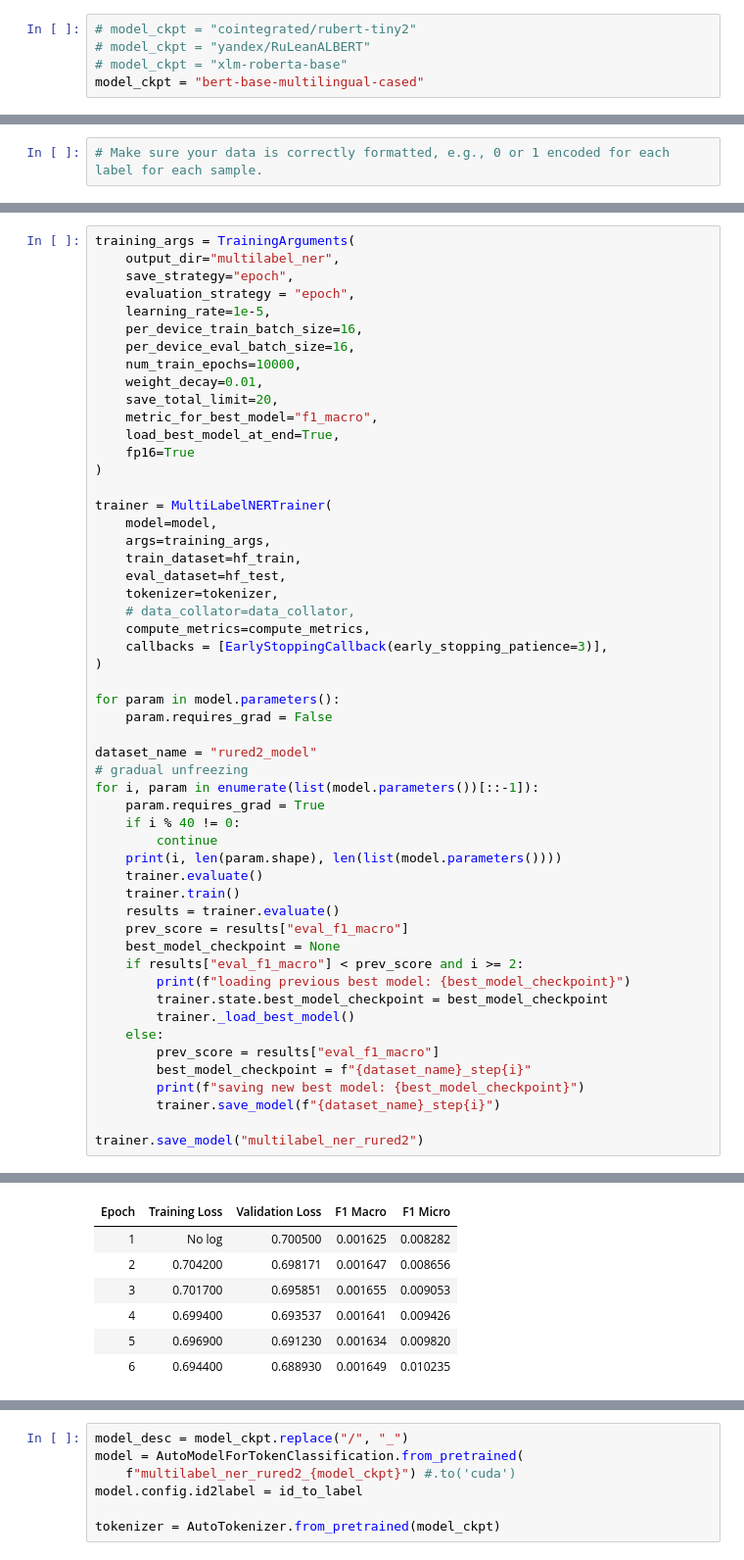
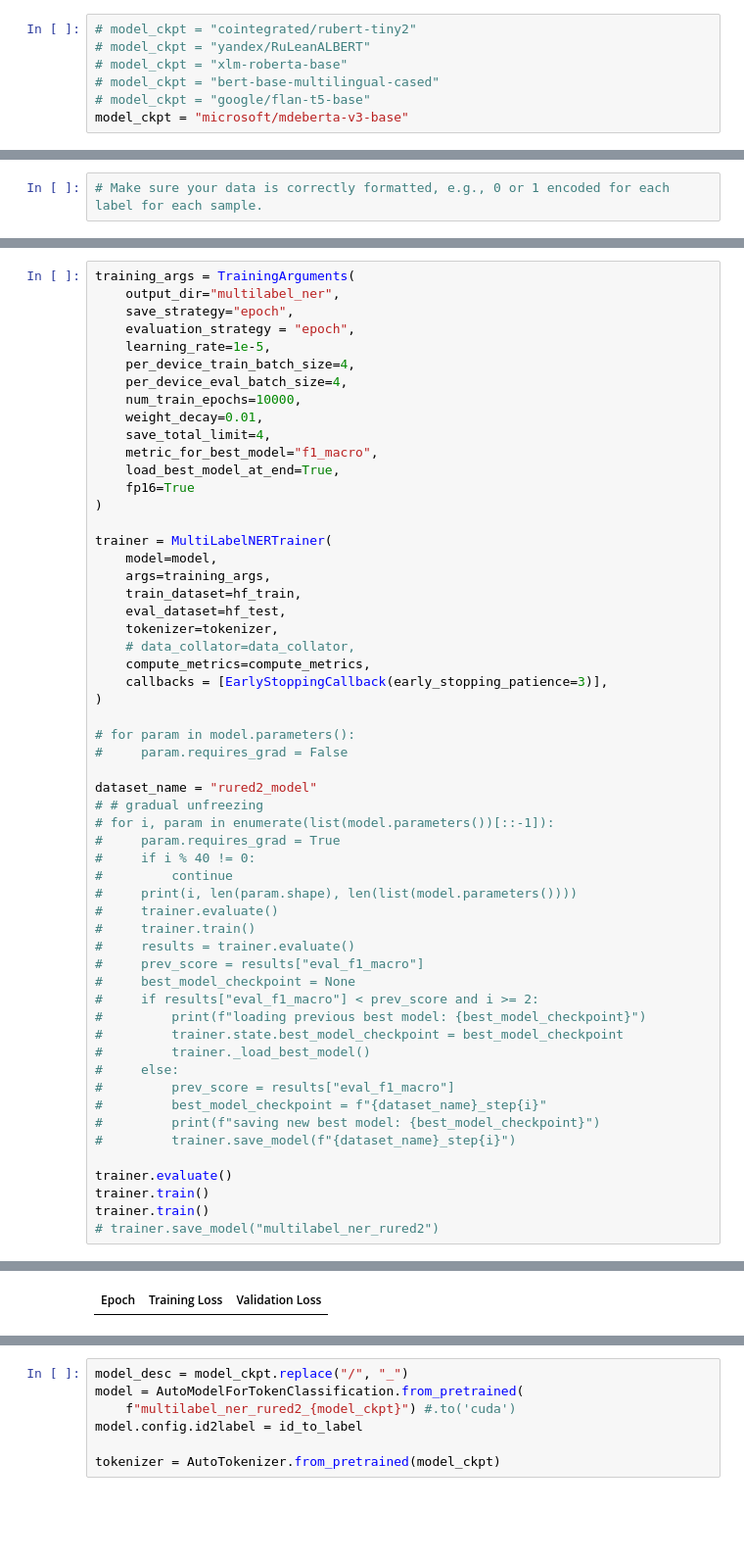
Before and after one commit to denis-gordeev/rured2, a Jupyter notebook: notebooks/rured_nested_training.ipynb, the cells around one changed output, grey strips where cells are left out. Shown at 98% size. Drawn from its saved outputs; the diff is of its cells as text; blank space fills up the shorter version.

Commit message:
updated training notebook

```diff
--- a/notebooks/rured_nested_training.ipynb
+++ b/notebooks/rured_nested_training.ipynb
@@ -122,7 +146,9 @@ from transformers import EarlyStoppingCallback
 # model_ckpt = "cointegrated/rubert-tiny2"
 # model_ckpt = "yandex/RuLeanALBERT"
 # model_ckpt = "xlm-roberta-base"
-model_ckpt = "bert-base-multilingual-cased"
+# model_ckpt = "bert-base-multilingual-cased"
+# model_ckpt = "google/flan-t5-base"
+model_ckpt = "microsoft/mdeberta-v3-base"
 # %%
 def check_pair_in_range(start: int, end: int, check_range: range) -> bool:
     if range(max(start, check_range.start), min(end, check_range.stop)):
@@ -428,11 +472,11 @@ training_args = TrainingArguments(
     save_strategy="epoch",
     evaluation_strategy = "epoch",
     learning_rate=1e-5,
-    per_device_train_batch_size=16,
-    per_device_eval_batch_size=16,
+    per_device_train_batch_size=4,
+    per_device_eval_batch_size=4,
     num_train_epochs=10000,
     weight_decay=0.01,
-    save_total_limit=20,
+    save_total_limit=4,
     metric_for_best_model="f1_macro",
     load_best_model_at_end=True,
     fp16=True
@@ -449,30 +493,33 @@ trainer = MultiLabelNERTrainer(
     callbacks = [EarlyStoppingCallback(early_stopping_patience=3)],
 )
 
-for param in model.parameters():
-    param.requires_grad = False
+# for param in model.parameters():
+#     param.requires_grad = False
 
 dataset_name = "rured2_model"
-# gradual unfreezing
-for i, param in enumerate(list(model.parameters())[::-1]):
-    param.requires_grad = True
-    if i % 40 != 0:
-        continue
-    print(i, len(param.shape), len(list(model.parameters())))
-    trainer.evaluate()
-    trainer.train()
-    results = trainer.evaluate()
-    prev_score = results["eval_f1_macro"]
-    best_model_checkpoint = None
-    if results["eval_f1_macro"] < prev_score and i >= 2:
-        print(f"loading previous best model: {best_model_checkpoint}")
-        trainer.state.best_model_checkpoint = best_model_checkpoint
-        trainer._load_best_model()
-    else:
-        prev_score = results["eval_f1_macro"]
-        best_model_checkpoint = f"{dataset_name}_step{i}"
-        print(f"saving new best model: {best_model_checkpoint}")
-        trainer.save_model(f"{dataset_name}_step{i}")
+# # gradual unfreezing
+# for i, param in enumerate(list(model.parameters())[::-1]):
+#     param.requires_grad = True
+#     if i % 40 != 0:
+#         continue
+#     print(i, len(param.shape), len(list(model.parameters())))
+#     trainer.evaluate()
+#     trainer.train()
+#     results = trainer.evaluate()
+#     prev_score = results["eval_f1_macro"]
+#     best_model_checkpoint = None
+#     if results["eval_f1_macro"] < prev_score and i >= 2:
+#         print(f"loading previous best model: {best_model_checkpoint}")
+#         trainer.state.best_model_checkpoint = best_model_checkpoint
+#         trainer._load_best_model()
+#     else:
+#         prev_score = results["eval_f1_macro"]
+#         best_model_checkpoint = f"{dataset_name}_step{i}"
+#         print(f"saving new best model: {best_model_checkpoint}")
+#         trainer.save_model(f"{dataset_name}_step{i}")
 
-trainer.save_model("multilabel_ner_rured2")
+trainer.evaluate()
+trainer.train()
+trainer.train()
+# trainer.save_model("multilabel_ner_rured2")
 # %% [output]
@@ -495,7 +529 @@ You're using a BertTokenizerFast tokenizer. Please note that with a fast tokeniz
-| Epoch | Training Loss | Validation Loss | F1 Macro | F1 Micro |
-| 1 | No log | 0.700500 | 0.001625 | 0.008282 |
-| 2 | 0.704200 | 0.698171 | 0.001647 | 0.008656 |
-| 3 | 0.701700 | 0.695851 | 0.001655 | 0.009053 |
-| 4 | 0.699400 | 0.693537 | 0.001641 | 0.009426 |
-| 5 | 0.696900 | 0.691230 | 0.001634 | 0.009820 |
-| 6 | 0.694400 | 0.688930 | 0.001649 | 0.010235 |
+| Epoch | Training Loss | Validation Loss |
```
Also changed, not shown: parts of 34 cells of this notebook.
